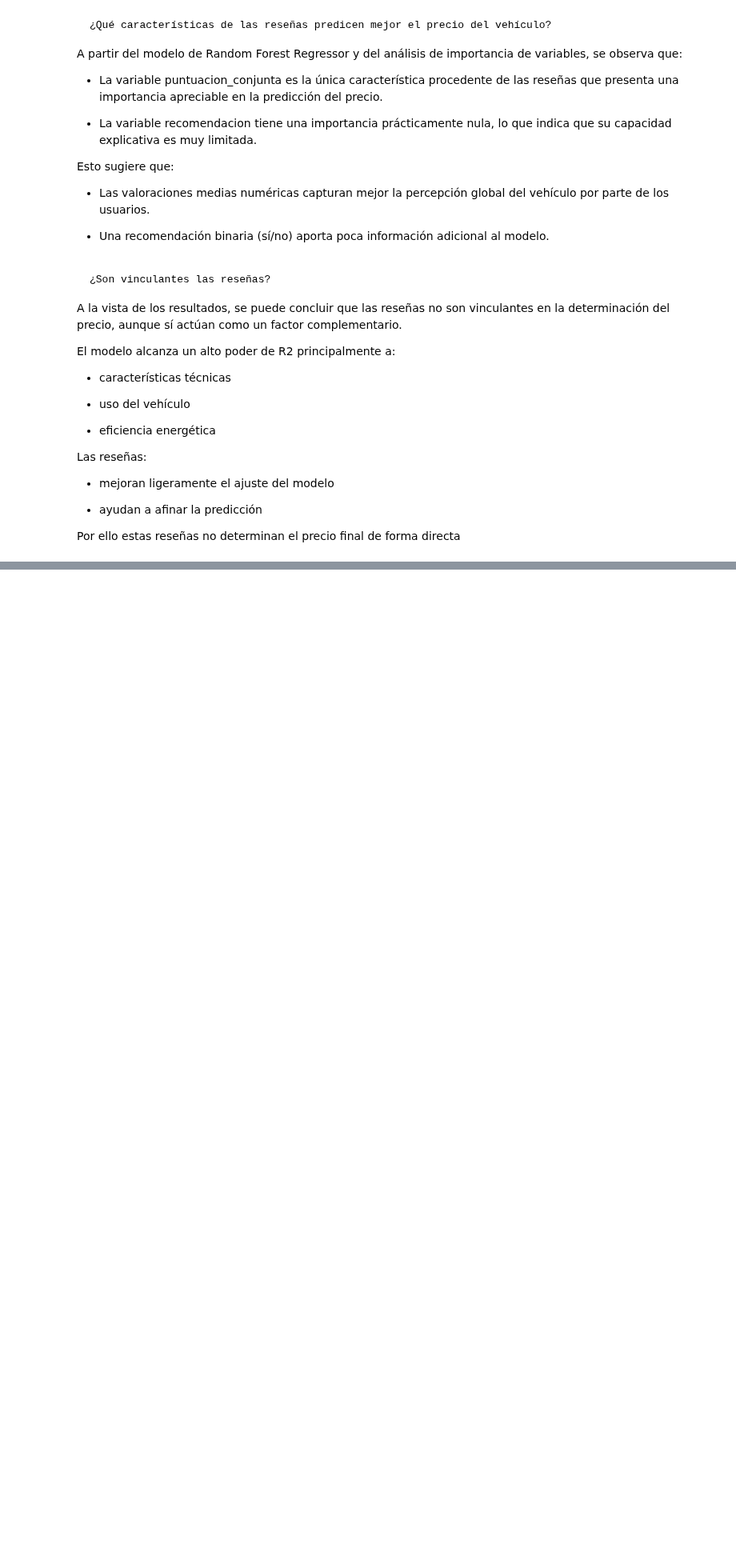
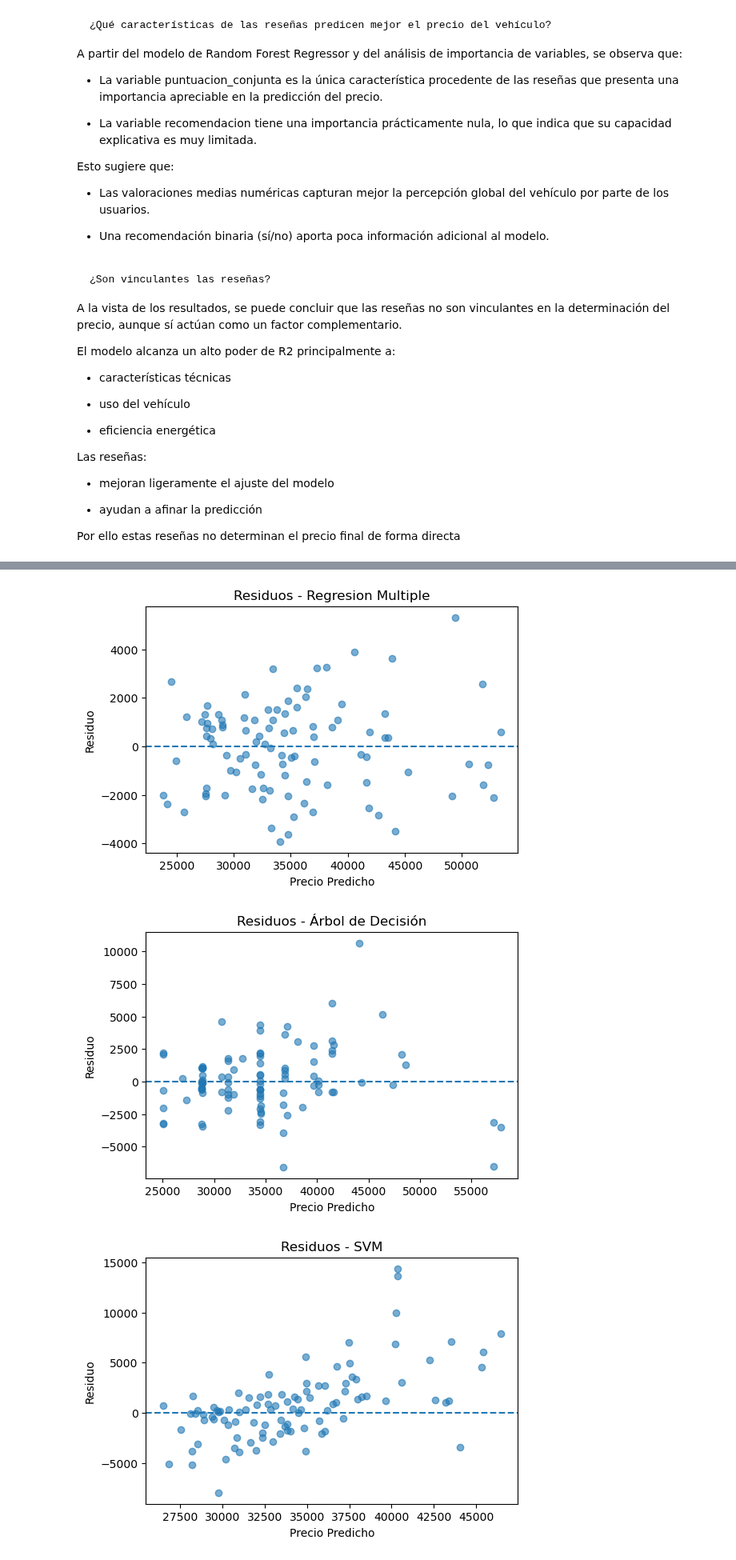
Before and after one commit to ccp0897/Sistema_Analisis_Mercado_Automocion, a Jupyter notebook: sistemaAnalisisAutomocion.ipynb, the cells around one changed output, grey strips where cells are left out. Shown at 80% size. Drawn from its saved outputs; the diff is of its cells as text; code cells hidden in the pictures; blank space fills up the shorter version.

```diff
--- a/sistemaAnalisisAutomocion.ipynb
+++ b/sistemaAnalisisAutomocion.ipynb
@@ -1256,0 +1399,17 @@ Por ello estas reseñas no determinan el precio final de forma directa
+# %%
+# Gráfico de residuos
+for nombre, y_pred in predicciones.items():
+
+    residuos = y_test - y_pred
+
+    plt.figure(figsize=(6,4))
+    plt.scatter(y_pred, residuos, alpha=0.6)
+    plt.axhline(0, linestyle='--')
+    plt.title(f'Residuos - {nombre}')
+    plt.xlabel('Precio Predicho')
+    plt.ylabel('Residuo')
+    plt.show() # Mostramos los residuos de cada modelo
+# %% [output]
+[figure, added]
+[figure, added]
+[figure, added]
```
Also changed, not shown: parts of 23 cells of this notebook, 1 other file.
